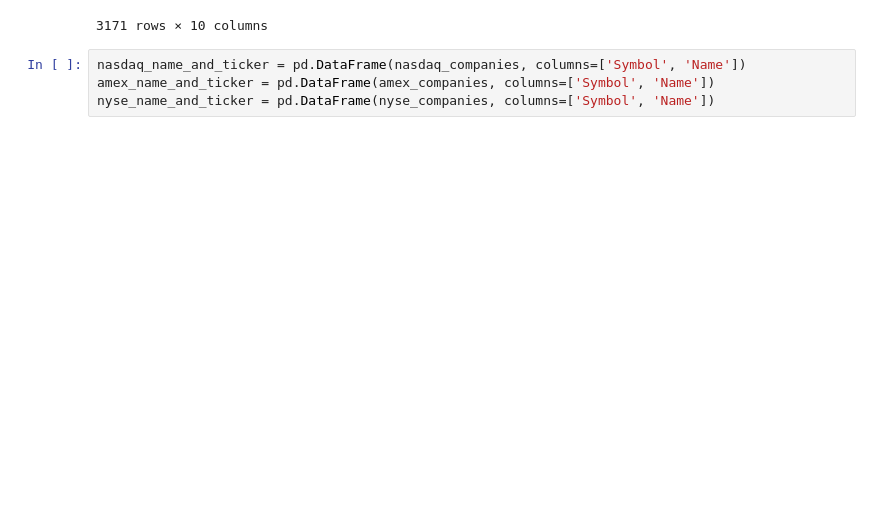
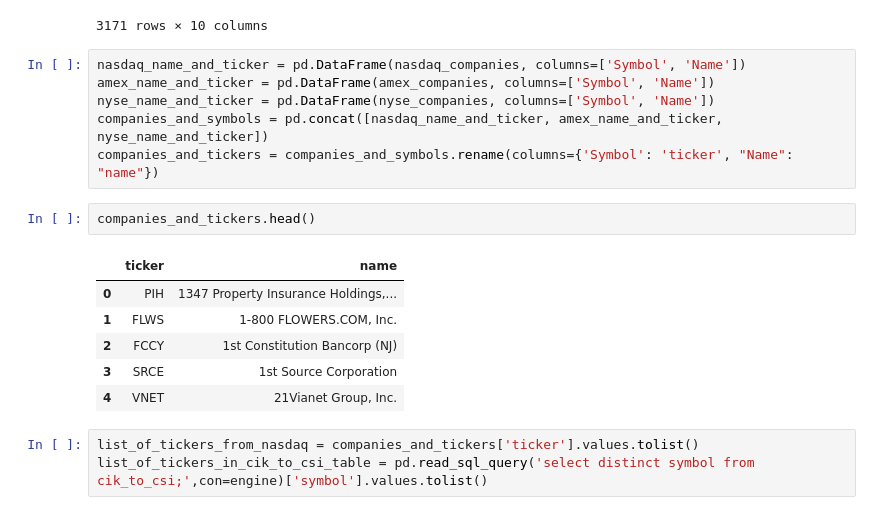
Before and after one commit to lancekrogers/Discontinued_SEC_ALGO_ANALYSIS, a Jupyter notebook: Testing Notebook.ipynb, the cells around one changed output. Drawn from its saved outputs; the diff is of its cells as text; blank space fills up the shorter version.

```diff
--- a/Testing Notebook.ipynb
+++ b/Testing Notebook.ipynb
@@ -396,3 +421,17 @@ nasdaq_companies
 nasdaq_name_and_ticker = pd.DataFrame(nasdaq_companies, columns=['Symbol', 'Name'])
 amex_name_and_ticker = pd.DataFrame(amex_companies, columns=['Symbol', 'Name'])
 nyse_name_and_ticker = pd.DataFrame(nyse_companies, columns=['Symbol', 'Name'])
+companies_and_symbols = pd.concat([nasdaq_name_and_ticker, amex_name_and_ticker, nyse_name_and_ticker])
+companies_and_tickers = companies_and_symbols.rename(columns={'Symbol': 'ticker', "Name": "name"})
+# %%
+companies_and_tickers.head()
+# %% [output]
+|  | ticker | name |
+| 0 | PIH | 1347 Property Insurance Holdings,... |
+| 1 | FLWS | 1-800 FLOWERS.COM, Inc. |
+| 2 | FCCY | 1st Constitution Bancorp (NJ) |
+| 3 | SRCE | 1st Source Corporation |
+| 4 | VNET | 21Vianet Group, Inc. |
+# %%
+list_of_tickers_from_nasdaq = companies_and_tickers['ticker'].values.tolist()
+list_of_tickers_in_cik_to_csi_table = pd.read_sql_query('select distinct symbol from cik_to_csi;',con=engine)['symbol'].values.tolist()
```
Also changed, not shown: parts of 4 cells of this notebook.
